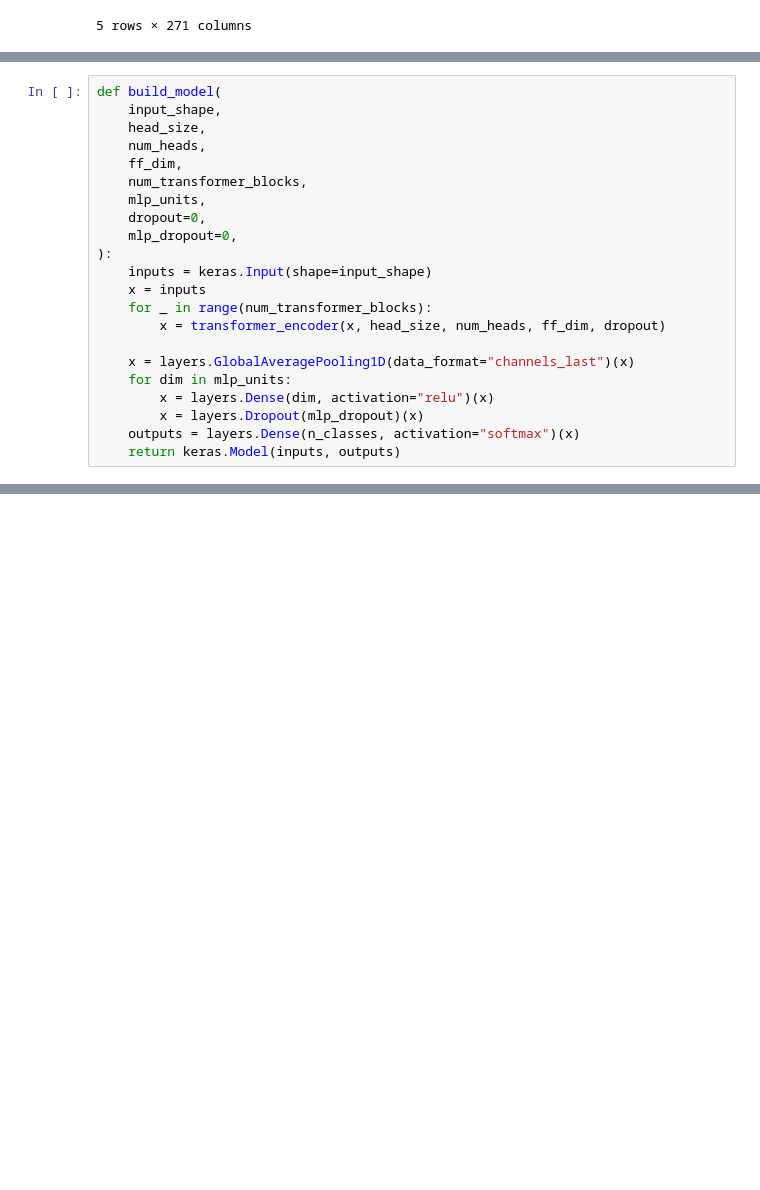
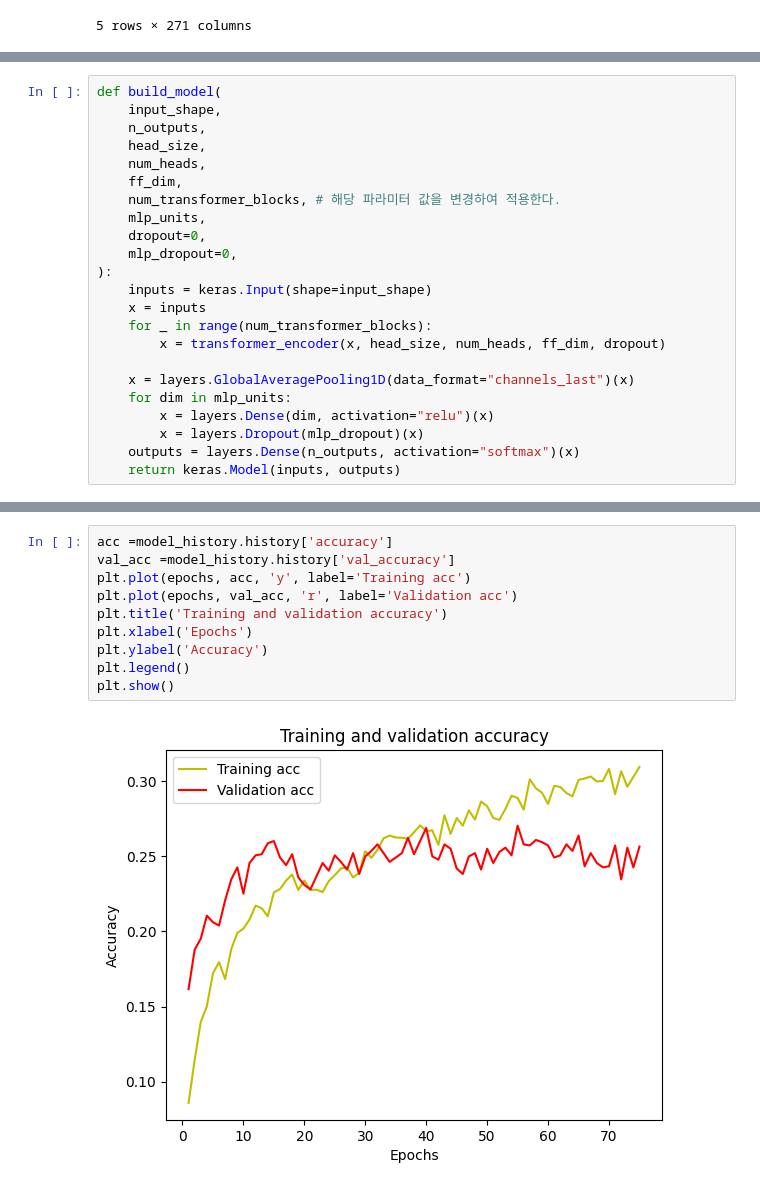
Before and after one commit to HyeonSeongIM/AI-Class, a Jupyter notebook: 6weekTask/Transformer_DSA.ipynb, the cells around one changed output, grey strips where cells are left out. Saved outputs shown, nothing was run; the diff lists cells and outputs as text; blank space fills up the shorter version.

```diff
--- a/6weekTask/Transformer_DSA.ipynb
+++ b/6weekTask/Transformer_DSA.ipynb
@@ -207,10 +222,11 @@ def transformer_encoder(inputs, head_size, num_heads, ff_dim, dropout=0):
 # %%
 def build_model(
     input_shape,
+    n_outputs,
     head_size,
     num_heads,
     ff_dim,
-    num_transformer_blocks,
+    num_transformer_blocks, # 해당 파라미터 값을 변경하여 적용한다.
     mlp_units,
     dropout=0,
     mlp_dropout=0,
@@ -224,6 +240,6 @@ def build_model(
     for dim in mlp_units:
         x = layers.Dense(dim, activation="relu")(x)
         x = layers.Dropout(mlp_dropout)(x)
-    outputs = layers.Dense(n_classes, activation="softmax")(x)
+    outputs = layers.Dense(n_outputs, activation="softmax")(x)
     return keras.Model(inputs, outputs)
 # %%
@@ -309,0 +386,12 @@ ValueError: Input 0 of layer "conv1d" is incompatible with the layer: expected m
+# %%
+acc =model_history.history['accuracy']
+val_acc =model_history.history['val_accuracy']
+plt.plot(epochs, acc, 'y', label='Training acc')
+plt.plot(epochs, val_acc, 'r', label='Validation acc')
+plt.title('Training and validation accuracy')
+plt.xlabel('Epochs')
+plt.ylabel('Accuracy')
+plt.legend()
+plt.show()
+# %% [output]
+[figure, added]
```
Also changed, not shown: parts of 27 cells of this notebook, 5 other files.
